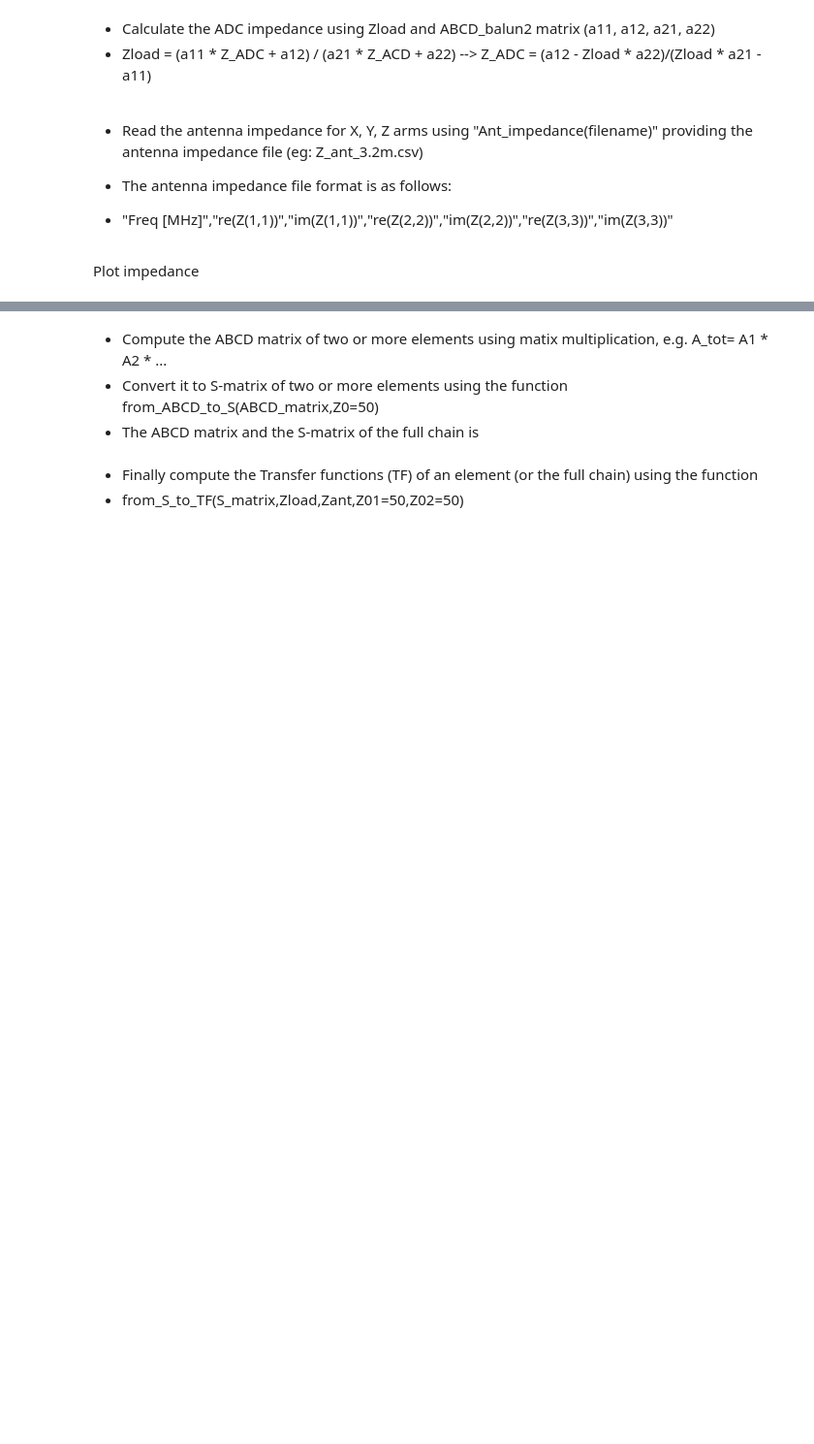
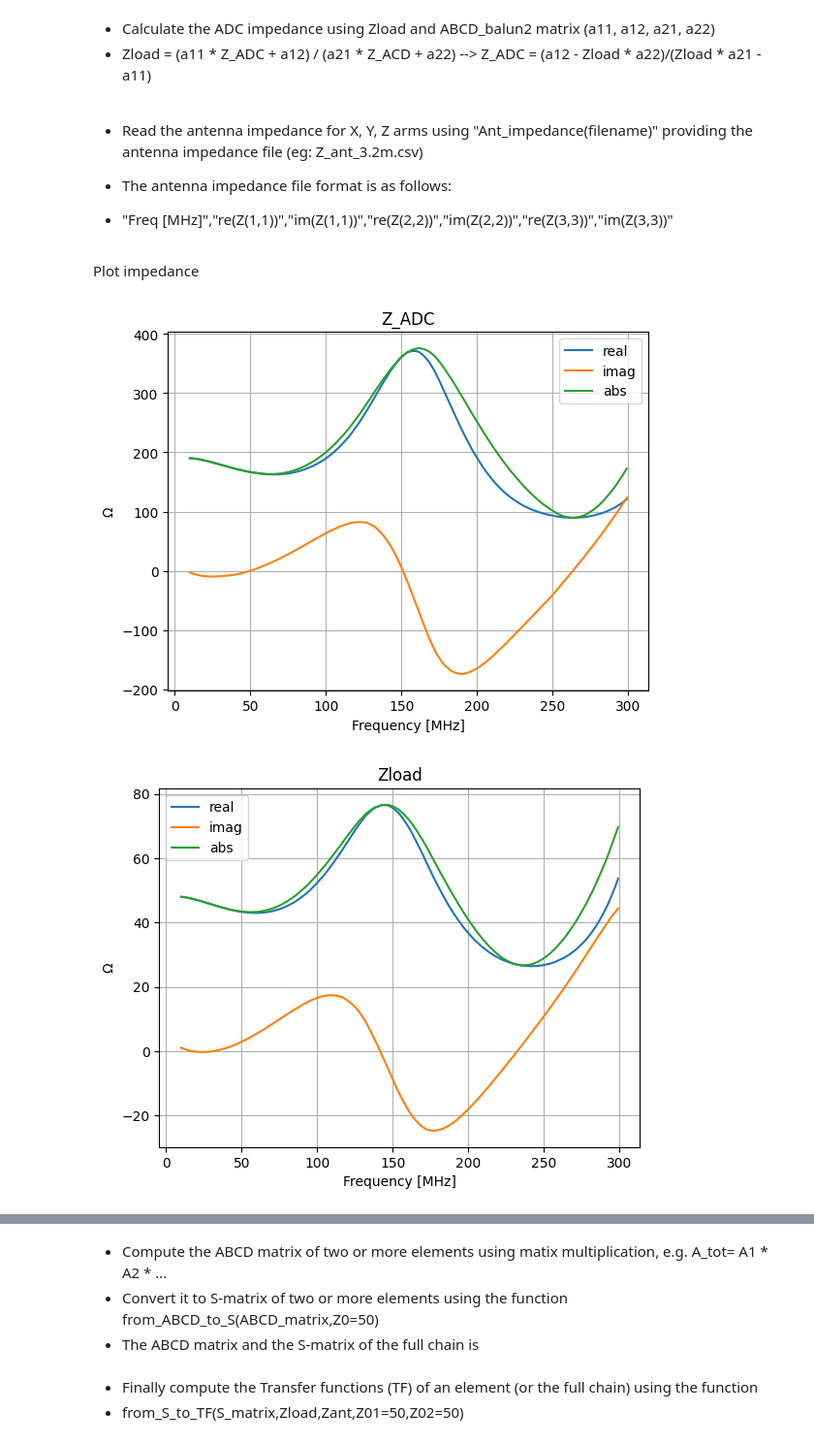
Before and after one commit to grand-mother/grand, a Jupyter notebook: examples/read_modify_RF_chain_elements.ipynb, the cells around one changed output, grey strips where cells are left out. Shown at 97% size. Cells and saved outputs as stored; diff of their text form; code cells hidden in the pictures; blank space fills up the shorter version.

```diff
--- a/examples/read_modify_RF_chain_elements.ipynb
+++ b/examples/read_modify_RF_chain_elements.ipynb
@@ -309,8 +314,11 @@ ZantX, ZantY, ZantZ = Ant_impedance("Z_ant_3.2m.csv")
 # %% [markdown]
 Plot impedance
 # %%
-#plotImpedance(Z_ADC,title='Z_ADC')
-#plotImpedance(Zload,title='Zload')
-#plotImpedance(ZantX,title='ZantX')
-#plotImpedance(ZantY,title='ZantY')
-#plotImpedance(ZantZ,title='ZantZ')
+plotImpedance(Z_ADC,title='Z_ADC')
+plotImpedance(Zload,title='Zload')
+plotImpedance(ZantX,title='ZantX')
+plotImpedance(ZantY,title='ZantY')
+plotImpedance(ZantZ,title='ZantZ')
+# %% [output]
+[figure, added]
+[figure, added]
```
Also changed, not shown: parts of 6 cells of this notebook, 8 other files.
